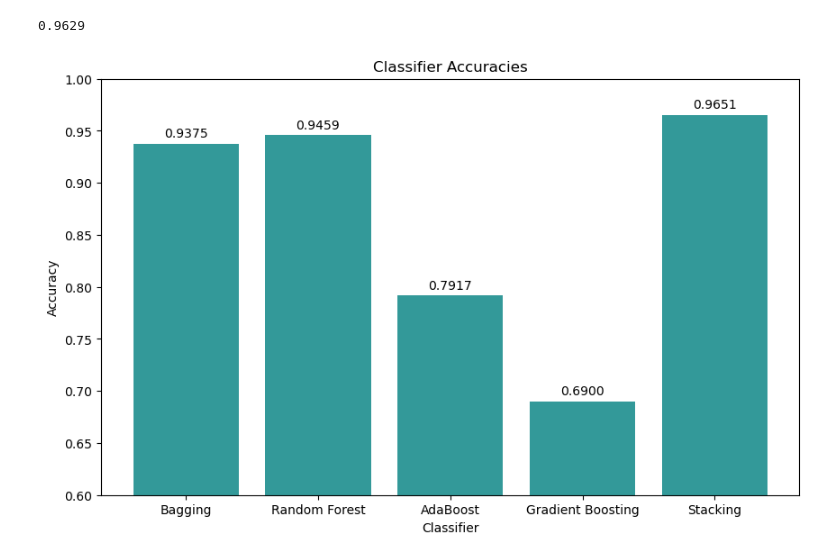
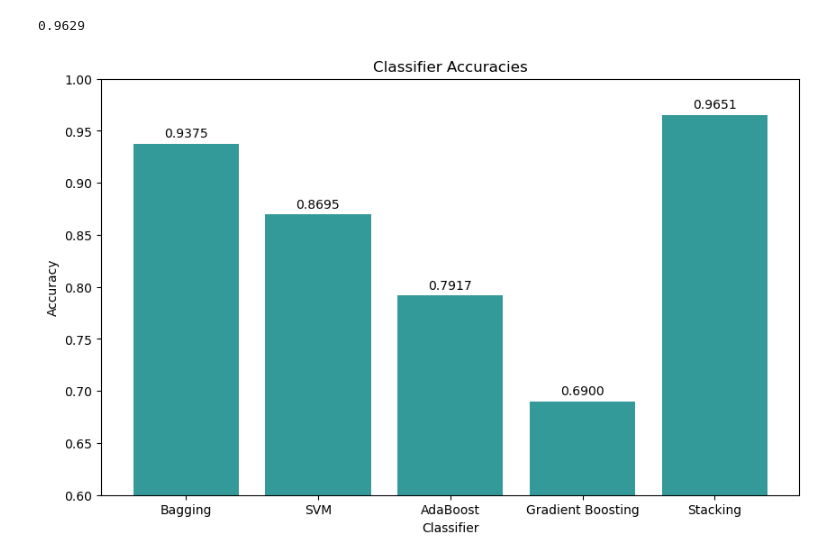
Before and after one commit to ehsanap7/kaggle, a Jupyter notebook: ensemble-learning-comp-8720.ipynb, the cells around one changed output. Drawn from its saved outputs; the diff is of its cells as text; code cells hidden in the pictures.

```diff
--- a/ensemble-learning-comp-8720.ipynb
+++ b/ensemble-learning-comp-8720.ipynb
@@ -600,24 +600,24 @@ stacking=0.9651
 # %%
 import matplotlib.pyplot as plt
 
-classifier_names = ["Bagging", "Random Forest", "AdaBoost", "Gradient Boosting", "Stacking"]
-accuracies = [0.9375, 0.9459, 0.7917, 0.6900, 0.9651]
+classifier_names = ["Bagging", "SVM", "AdaBoost", "Gradient Boosting", "Stacking"]
+accuracies = [0.9375, 0.8695, 0.7917, 0.6900, 0.9651]
 
 plt.figure(figsize=(10, 6))
 bars = plt.bar(classifier_names, accuracies, align='center', alpha=0.8, color='teal')
 plt.xlabel('Classifier')
 plt.ylabel('Accuracy')
 plt.ylim(0.6, 1)
 plt.title('Classifier Accuracies')
 
 for bar in bars:
     height = bar.get_height()
     plt.gca().annotate('{:.4f}'.format(height),
                        xy=(bar.get_x() + bar.get_width() / 2, height),
                        xytext=(0, 3),
                        textcoords="offset points",
                        ha='center', va='bottom')
 
 plt.show()
 # %% [output]
-[figure, old version]
+[figure, new version]
```
Also changed, not shown: parts of 1 cell of this notebook.
